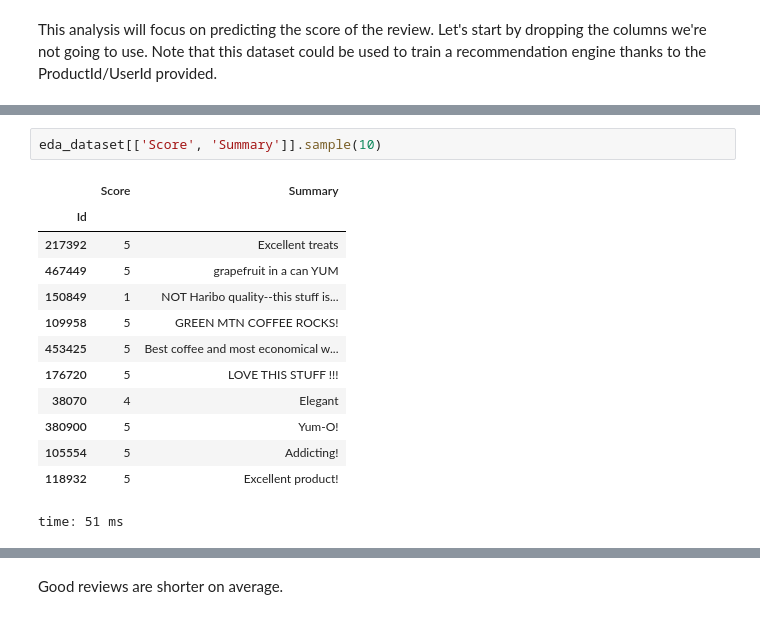
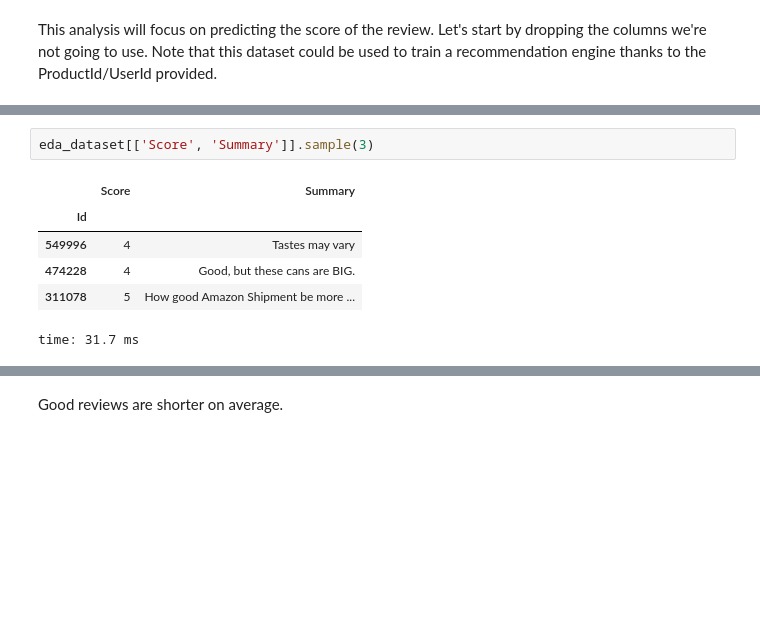
Before and after one commit to ndilsou/fine-food-reviews-dnn, a Jupyter notebook: notebooks/fine_food_reviews.ipynb, the cells around one changed output, grey strips where cells are left out. Drawn from its saved outputs; the diff is of its cells as text; blank space fills up the shorter version.

```diff
--- a/notebooks/fine_food_reviews.ipynb
+++ b/notebooks/fine_food_reviews.ipynb
@@ -144,17 +147,10 @@ time: 342 ms
 # %%
-eda_dataset[['Score', 'Summary']].sample(10)
+eda_dataset[['Score', 'Summary']].sample(3)
 # %% [output]
 |  | Score | Summary |
 | Id |  |  |
-| 217392 | 5 | Excellent treats |
-| 467449 | 5 | grapefruit in a can YUM |
-| 150849 | 1 | NOT Haribo quality--this stuff is... |
-| 109958 | 5 | GREEN MTN COFFEE ROCKS! |
-| 453425 | 5 | Best coffee and most economical w... |
-| 176720 | 5 | LOVE THIS STUFF !!! |
-| 38070 | 4 | Elegant |
-| 380900 | 5 | Yum-O! |
-| 105554 | 5 | Addicting! |
-| 118932 | 5 | Excellent product! |
+| 549996 | 4 | Tastes may vary |
+| 474228 | 4 | Good, but these cans are BIG. |
+| 311078 | 5 | How good Amazon Shipment be more ... |
-time: 51 ms
+time: 31.7 ms
 # %%
```
Also changed, not shown: parts of 52 cells of this notebook.
